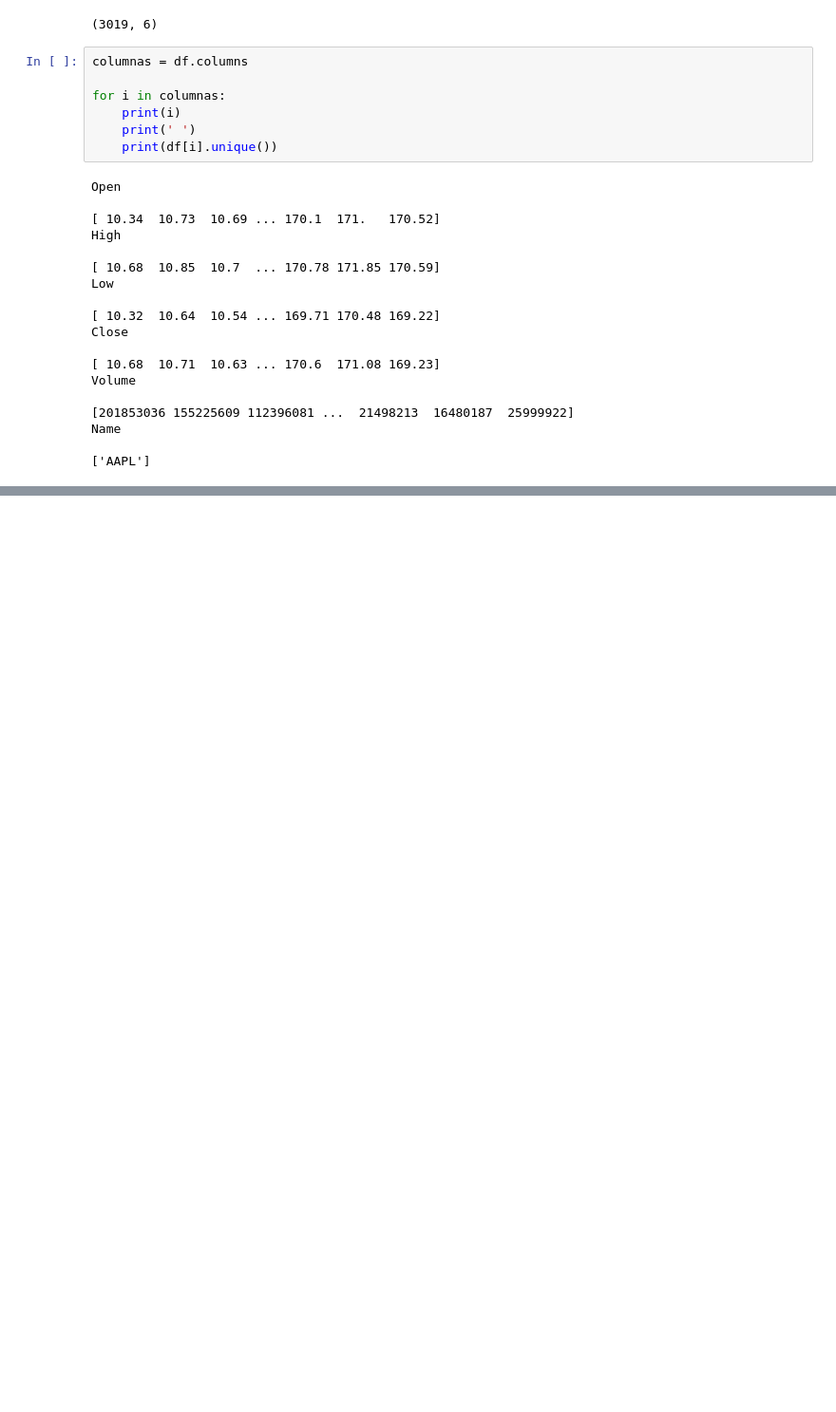
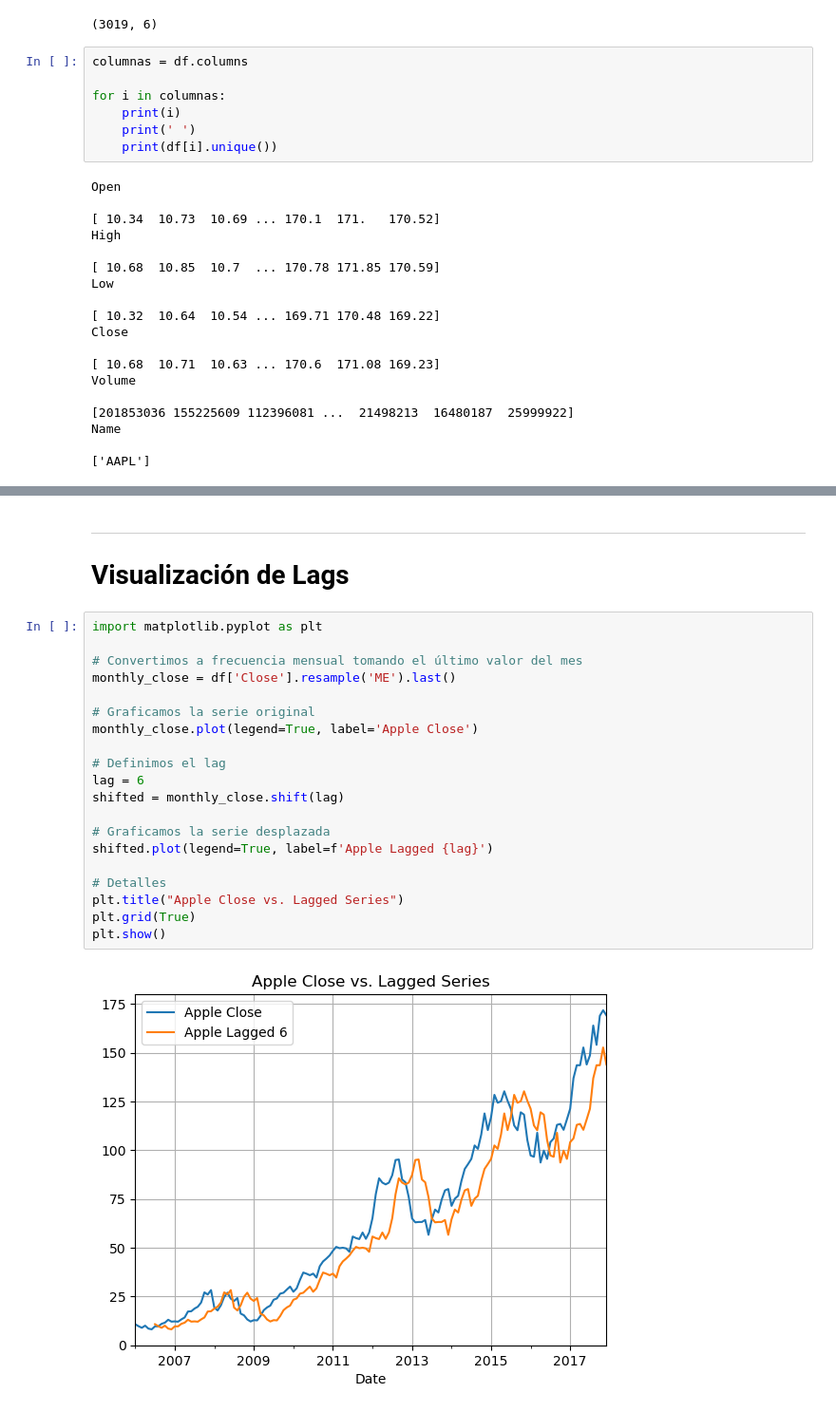
Before and after one commit to grrddn/Modulo_46_Tarea_Series_de_Tiempo, a Jupyter notebook: 01_Tarea_46_Series_de_Tiempo.ipynb, the cells around one changed output, grey strips where cells are left out. Shown at 95% size. Cells and saved outputs as stored; diff of their text form; blank space fills up the shorter version.

```diff
--- a/01_Tarea_46_Series_de_Tiempo.ipynb
+++ b/01_Tarea_46_Series_de_Tiempo.ipynb
@@ -143,0 +158,25 @@ Name
+# %% [markdown]
+____
+# **Visualización de Lags**
+# %%
+import matplotlib.pyplot as plt
+
+# Convertimos a frecuencia mensual tomando el último valor del mes
+monthly_close = df['Close'].resample('ME').last()
+
+# Graficamos la serie original
+monthly_close.plot(legend=True, label='Apple Close')
+
+# Definimos el lag
+lag = 6
+shifted = monthly_close.shift(lag)
+
+# Graficamos la serie desplazada
+shifted.plot(legend=True, label=f'Apple Lagged {lag}')
+
+# Detalles
+plt.title("Apple Close vs. Lagged Series")
+plt.grid(True)
+plt.show()
+# %% [output]
+[figure, added]
```
Also changed, not shown: parts of 42 cells of this notebook.
